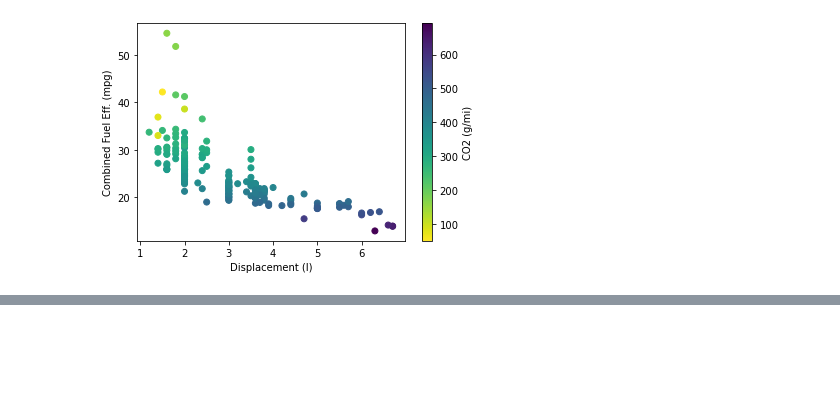
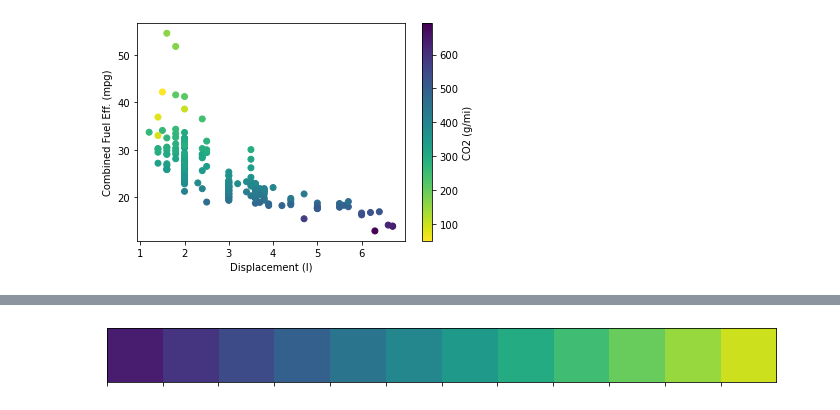
Before and after one commit to jackycwwang/data_visualization, a Jupyter notebook: 4. multivariate_visualizations.ipynb, the cells around one changed output, grey strips where cells are left out. Drawn from its saved outputs; the diff is of its cells as text; code cells hidden in the pictures; blank space fills up the shorter version.

```diff
--- a/4. multivariate_visualizations.ipynb
+++ b/4. multivariate_visualizations.ipynb
@@ -218,0 +249,4 @@ plt.ylabel('Combined Fuel Eff. (mpg)');
+# %%
+sb.palplot(sb.color_palette('viridis', 12))
+# %% [output]
+[figure, added]
```
Also changed, not shown: parts of 24 cells of this notebook.
